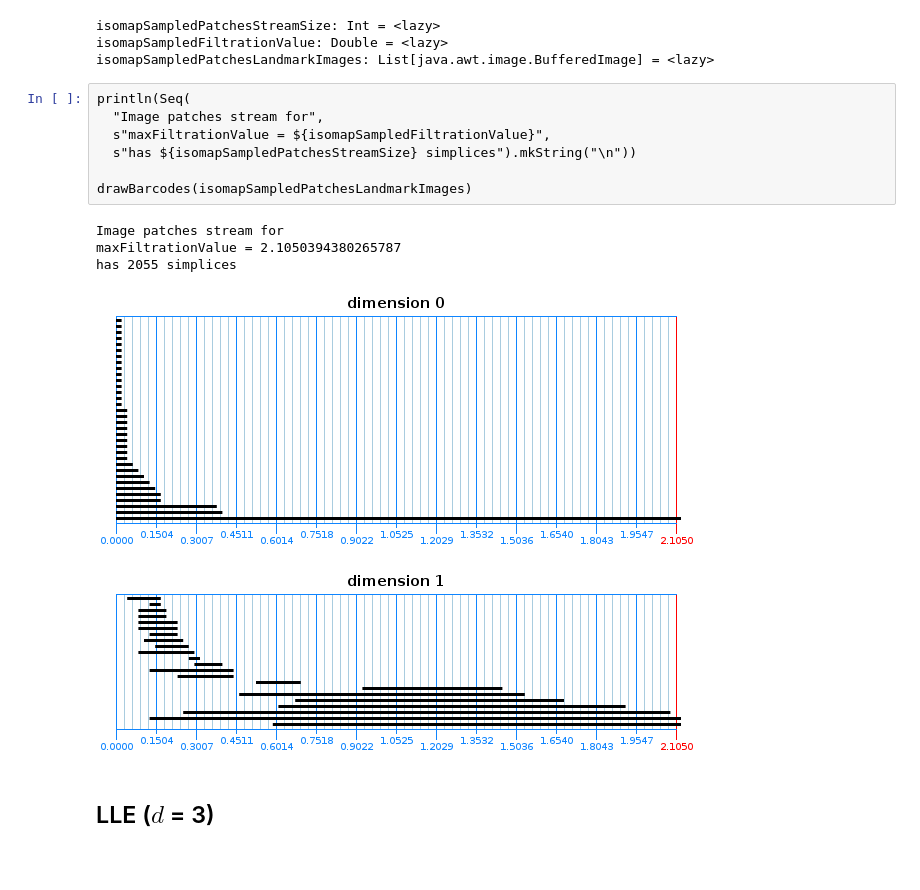
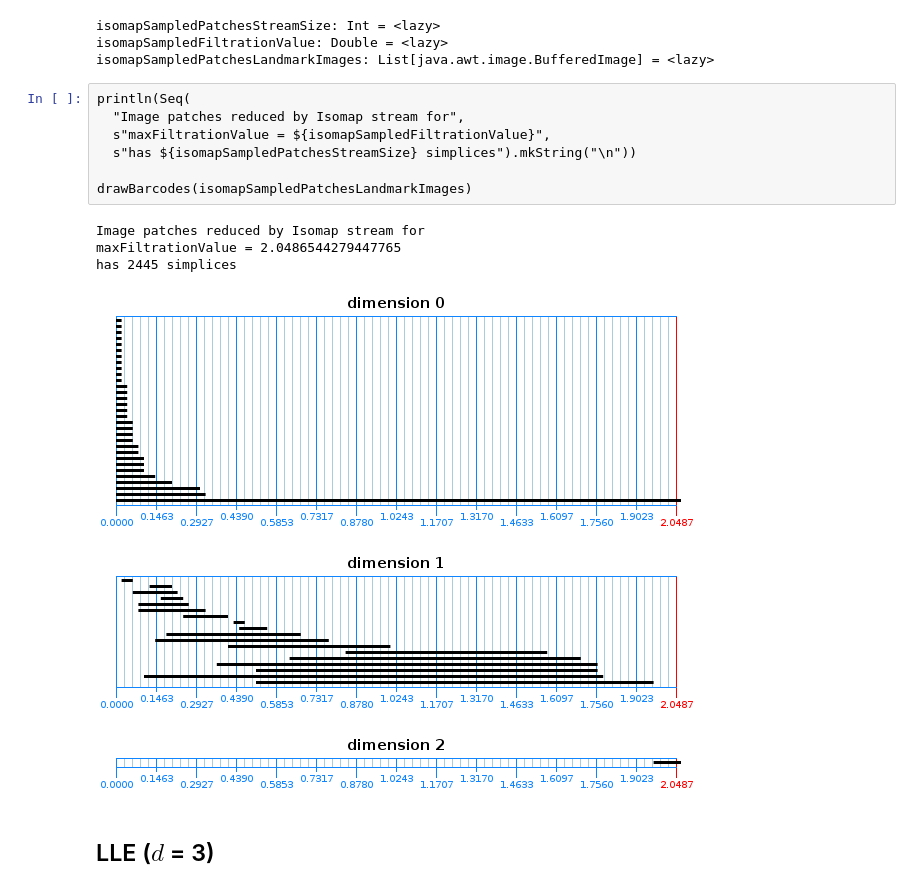
Before and after one commit to lambdaofgod/tda-project, a Jupyter notebook: notebooks/Natural image patches.ipynb, the cells around one changed output. Drawn from its saved outputs; the diff is of its cells as text; blank space fills up the shorter version.

```diff
--- a/notebooks/Natural image patches.ipynb
+++ b/notebooks/Natural image patches.ipynb
@@ -159,17 +176,18 @@ isomapSampledFiltrationValue: Double = <lazy>
 isomapSampledPatchesLandmarkImages: List[java.awt.image.BufferedImage] = <lazy>
 # %%
 println(Seq(
-  "Image patches stream for",
+  "Image patches reduced by Isomap stream for",
   s"maxFiltrationValue = ${isomapSampledFiltrationValue}",
   s"has ${isomapSampledPatchesStreamSize} simplices").mkString("\n"))
 
 drawBarcodes(isomapSampledPatchesLandmarkImages)
 # %% [output]
-Image patches stream for
-maxFiltrationValue = 2.1050394380265787
-has 2055 simplices
+Image patches reduced by Isomap stream for
+maxFiltrationValue = 2.0486544279447765
+has 2445 simplices
-[figure, old version]
+[figure, new version]
-[figure, old version]
+[figure, new version]
+[figure, added]
 # %% [markdown]
 ## LLE ($d$ = 3)
 # %%
```
Also changed, not shown: parts of 15 cells of this notebook, 5 other files.
